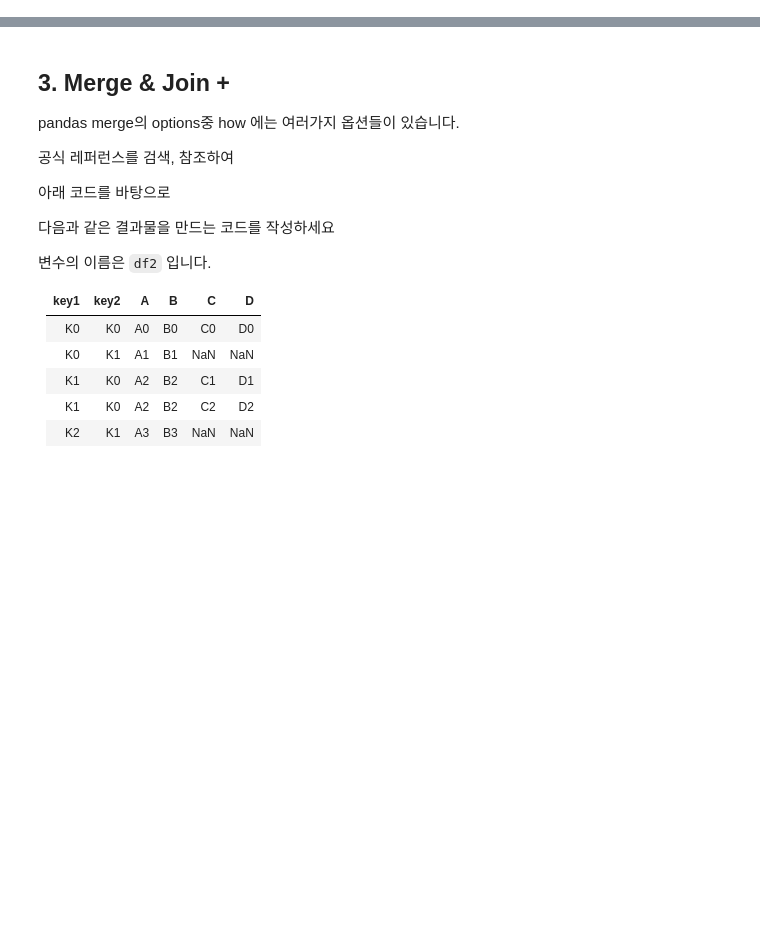
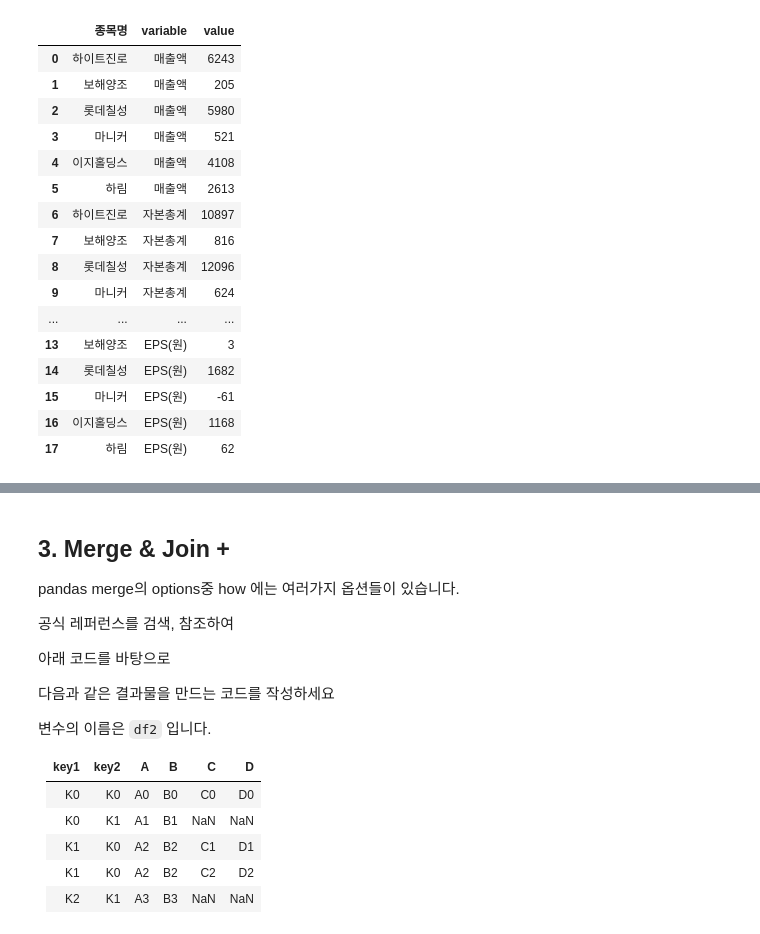
Before and after one commit to ttogle918/ds-zip, a Jupyter notebook: n113-data-manipulation/n113a-data-manipulation.ipynb, the cells around one changed output, grey strips where cells are left out. Cells and saved outputs as stored; diff of their text form; code cells hidden in the pictures; blank space fills up the shorter version.

```diff
--- a/n113-data-manipulation/n113a-data-manipulation.ipynb
+++ b/n113-data-manipulation/n113a-data-manipulation.ipynb
@@ -80,0 +145,26 @@ sns.boxplot(data = df_tidy, x = '종목명', y = 'value');
+# %%
+# int함수
+def toInt(string):
+  return int(string.replace(',',''))
+
+df_tidy['value'] = df_tidy['value'].apply(toInt)
+
+df_tidy
+# %% [output]
+|  | 종목명 | variable | value |
+| 0 | 하이트진로 | 매출액 | 6243 |
+| 1 | 보해양조 | 매출액 | 205 |
+| 2 | 롯데칠성 | 매출액 | 5980 |
+| 3 | 마니커 | 매출액 | 521 |
+| 4 | 이지홀딩스 | 매출액 | 4108 |
+| 5 | 하림 | 매출액 | 2613 |
+| 6 | 하이트진로 | 자본총계 | 10897 |
+| 7 | 보해양조 | 자본총계 | 816 |
+| 8 | 롯데칠성 | 자본총계 | 12096 |
+| 9 | 마니커 | 자본총계 | 624 |
+| ... | ... | ... | ... |
+| 13 | 보해양조 | EPS(원) | 3 |
+| 14 | 롯데칠성 | EPS(원) | 1682 |
+| 15 | 마니커 | EPS(원) | -61 |
+| 16 | 이지홀딩스 | EPS(원) | 1168 |
+| 17 | 하림 | EPS(원) | 62 |
```
Also changed, not shown: parts of 21 cells of this notebook.
